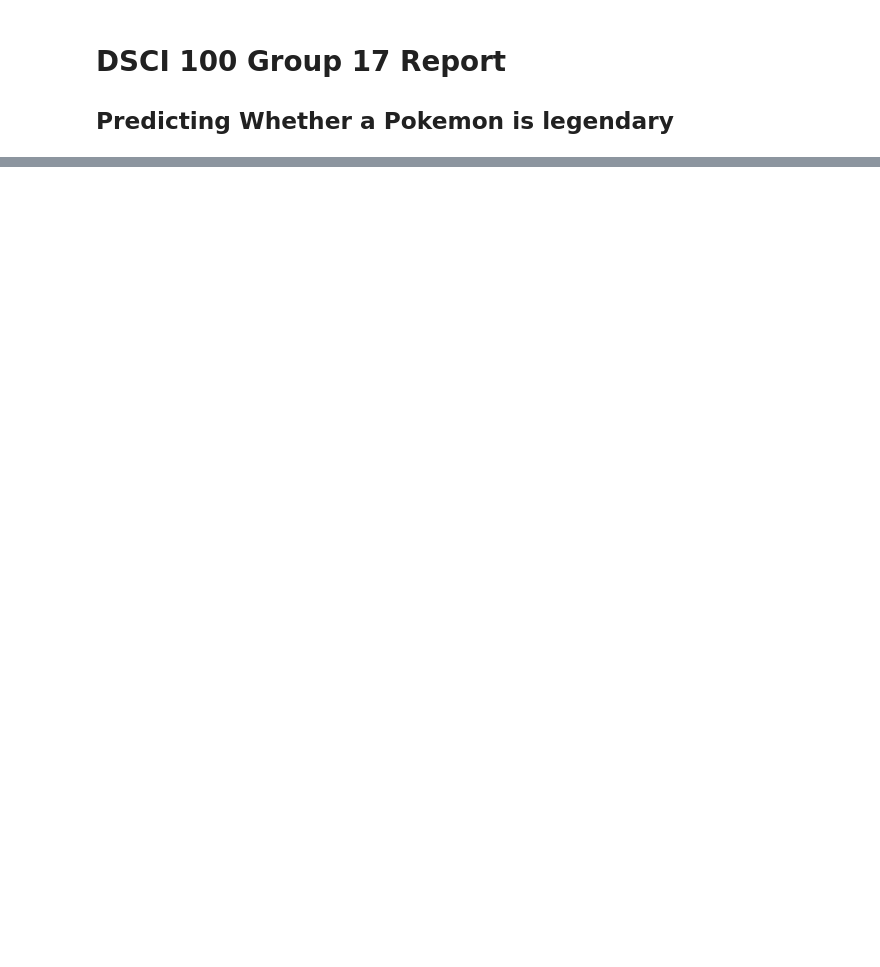
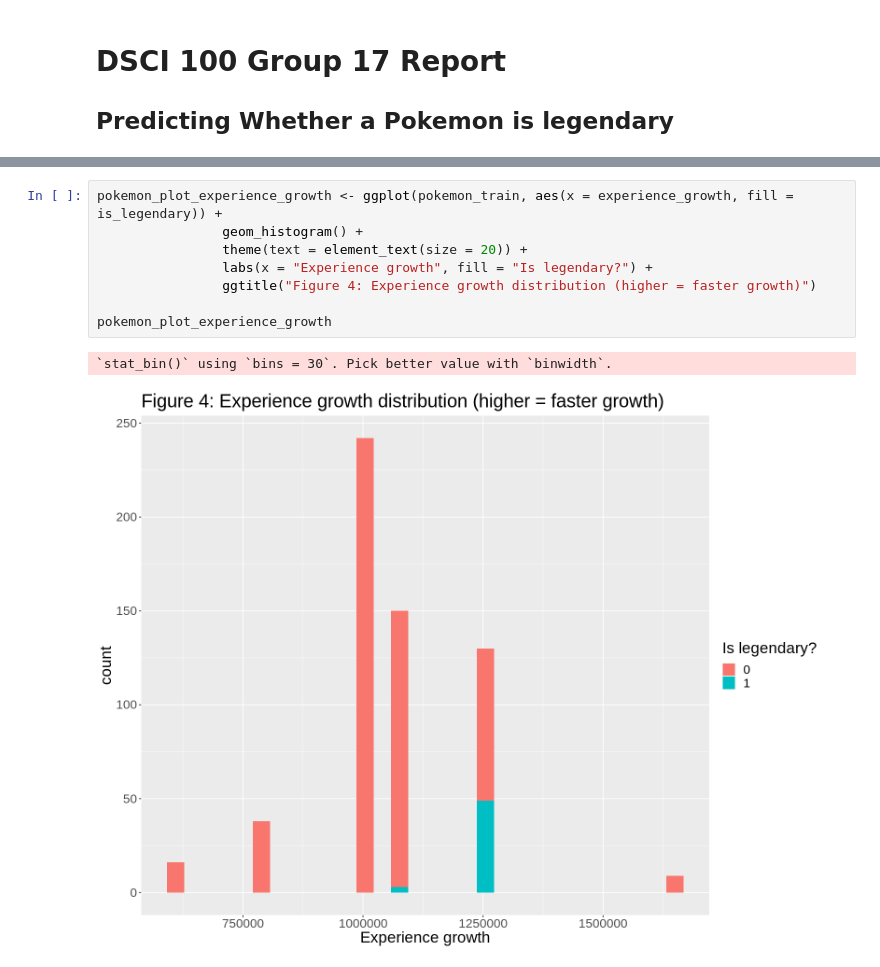
Before and after one commit to JerryMa0716/dsci-100-2023s1-group-17, a Jupyter notebook: report.ipynb, the cells around one changed output, grey strips where cells are left out. Saved outputs shown, nothing was run; the diff lists cells and outputs as text; blank space fills up the shorter version.

```diff
--- a/report.ipynb
+++ b/report.ipynb
@@ -164,0 +127,11 @@ A tibble: 781 × 6
+# %%
+pokemon_plot_experience_growth <- ggplot(pokemon_train, aes(x = experience_growth, fill = is_legendary)) +
+                geom_histogram() +
+                theme(text = element_text(size = 20)) +
+                labs(x = "Experience growth", fill = "Is legendary?") +
+                ggtitle("Figure 4: Experience growth distribution (higher = faster growth)")
+
+pokemon_plot_experience_growth
+# %% [output]
+`stat_bin()` using `bins = 30`. Pick better value with `binwidth`.
+[figure, added]
```
Also changed, not shown: parts of 43 cells of this notebook.
